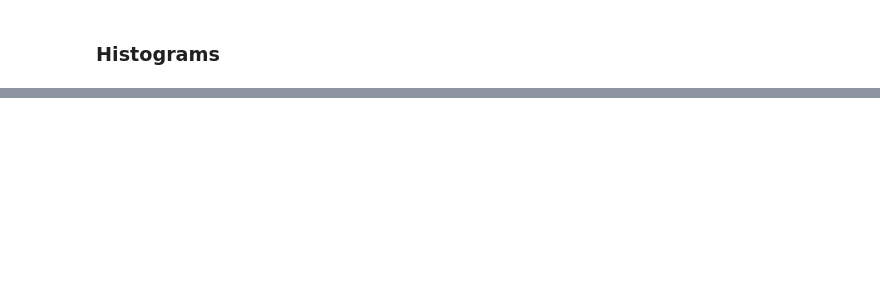
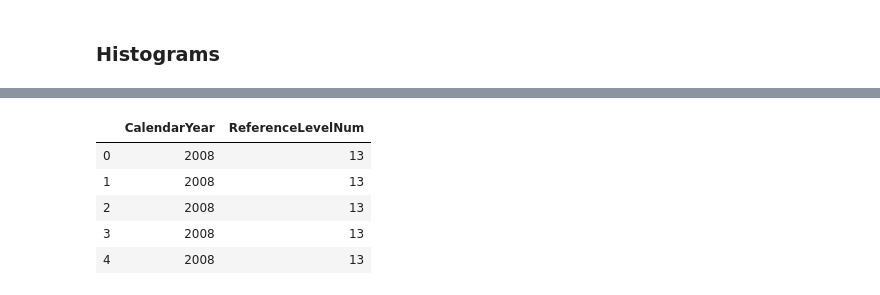
Before and after one commit to rsk2327/PDSG_PayInequality, a Jupyter notebook: ReferenceLevelNum.ipynb, the cells around one changed output, grey strips where cells are left out. Saved outputs shown, nothing was run; the diff lists cells and outputs as text; code cells hidden in the pictures; blank space fills up the shorter version.

```diff
--- a/ReferenceLevelNum.ipynb
+++ b/ReferenceLevelNum.ipynb
@@ -392,0 +381,9 @@ len(dataFiles)
+# %%
+fullDf.head()
+# %% [output]
+|  | CalendarYear | ReferenceLevelNum |
+| 0 | 2008 | 13 |
+| 1 | 2008 | 13 |
+| 2 | 2008 | 13 |
+| 3 | 2008 | 13 |
+| 4 | 2008 | 13 |
```
Also changed, not shown: parts of 28 cells of this notebook, 1 other file.
